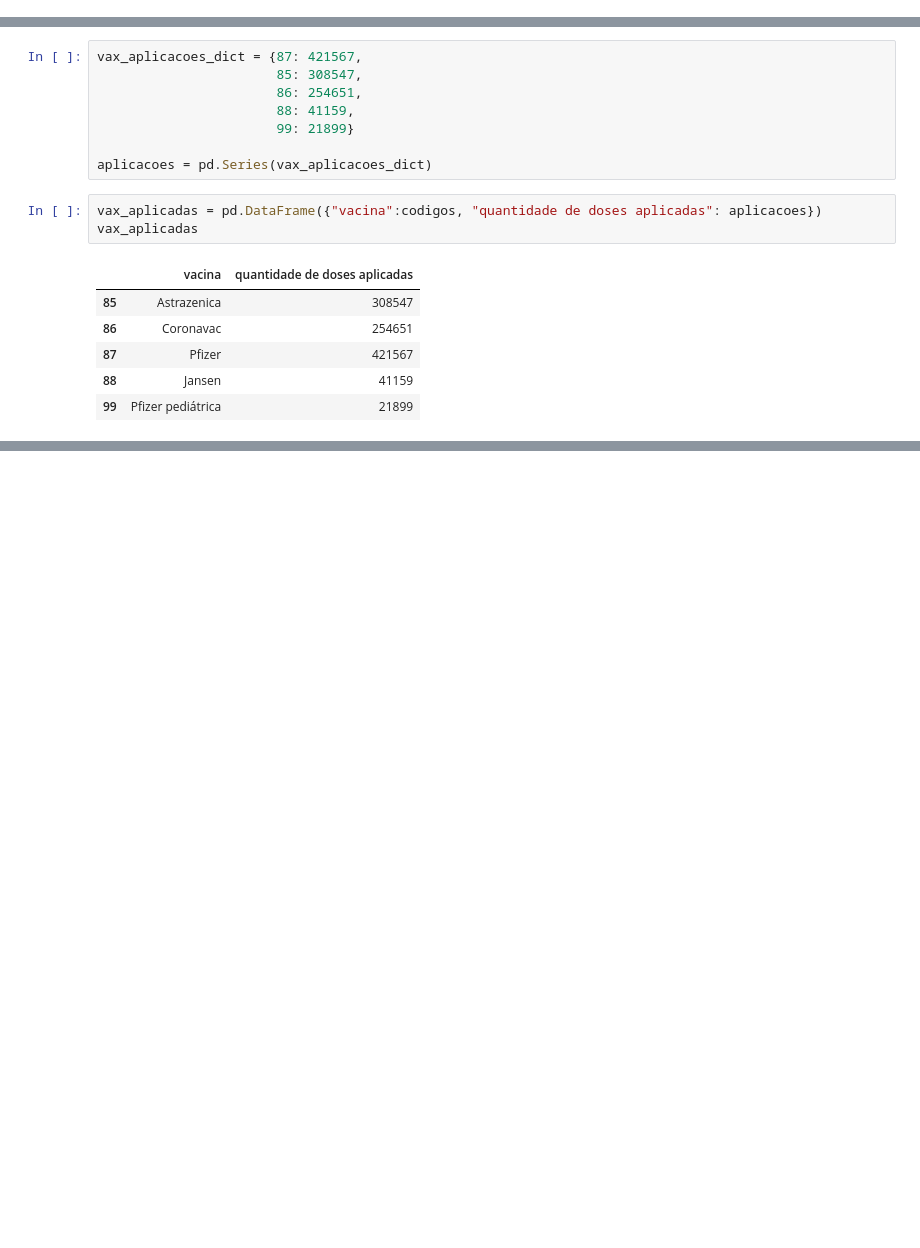
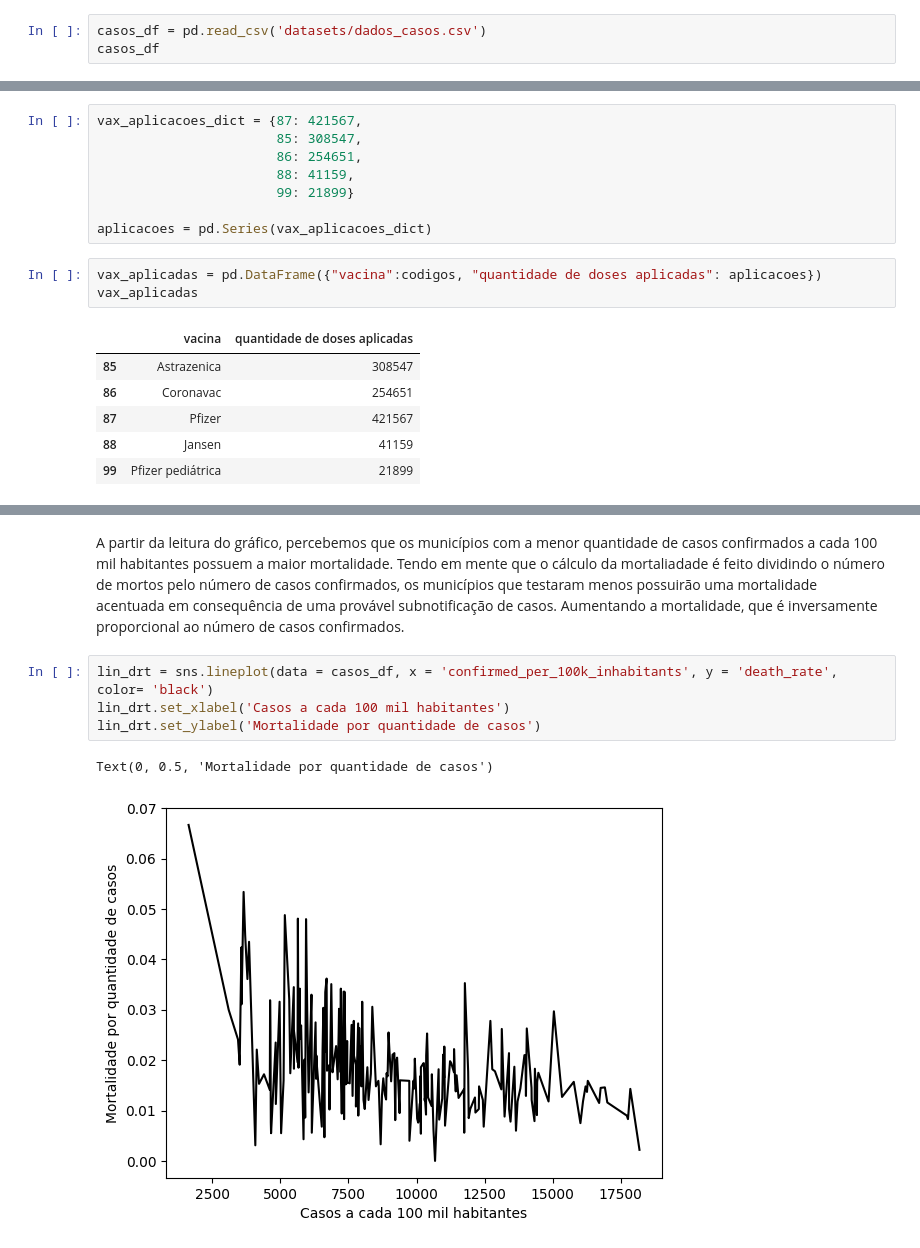
Before and after one commit to maxbarbosa/data-science-final-project, a Jupyter notebook: graphs.ipynb, the cells around one changed output, grey strips where cells are left out. Drawn from its saved outputs; the diff is of its cells as text; blank space fills up the shorter version.

```diff
--- a/graphs.ipynb
+++ b/graphs.ipynb
@@ -14,0 +15,3 @@ vax_df.head(5)
+# %%
+casos_df = pd.read_csv('datasets/dados_casos.csv')
+casos_df
@@ -100,0 +106,9 @@ array(['Faixa Etária', 'Comorbidades', 'Trabalhadores de Saúde',
+# %% [markdown]
+A partir da leitura do gráfico, percebemos que os municípios com a menor quantidade de casos confirmados a cada 100 mil habitantes possuem a maior mortalidade. Tendo em mente que o cálculo da mortaliadade é feito dividindo o número de mortos pelo número de casos confirmados, os municípios que testaram menos possuirão uma mortalidade acentuada em consequência de uma provável subnotificação de casos. Aumentando a mortalidade, que é inversamente proporcional ao número de casos confirmados.
+# %%
+lin_drt = sns.lineplot(data = casos_df, x = 'confirmed_per_100k_inhabitants', y = 'death_rate', color= 'black')
+lin_drt.set_xlabel('Casos a cada 100 mil habitantes')
+lin_drt.set_ylabel('Mortalidade por quantidade de casos')
+# %% [output]
+Text(0, 0.5, 'Mortalidade por quantidade de casos')
+[figure, added]
```
Also changed, not shown: parts of 9 cells of this notebook, 1 other file.
